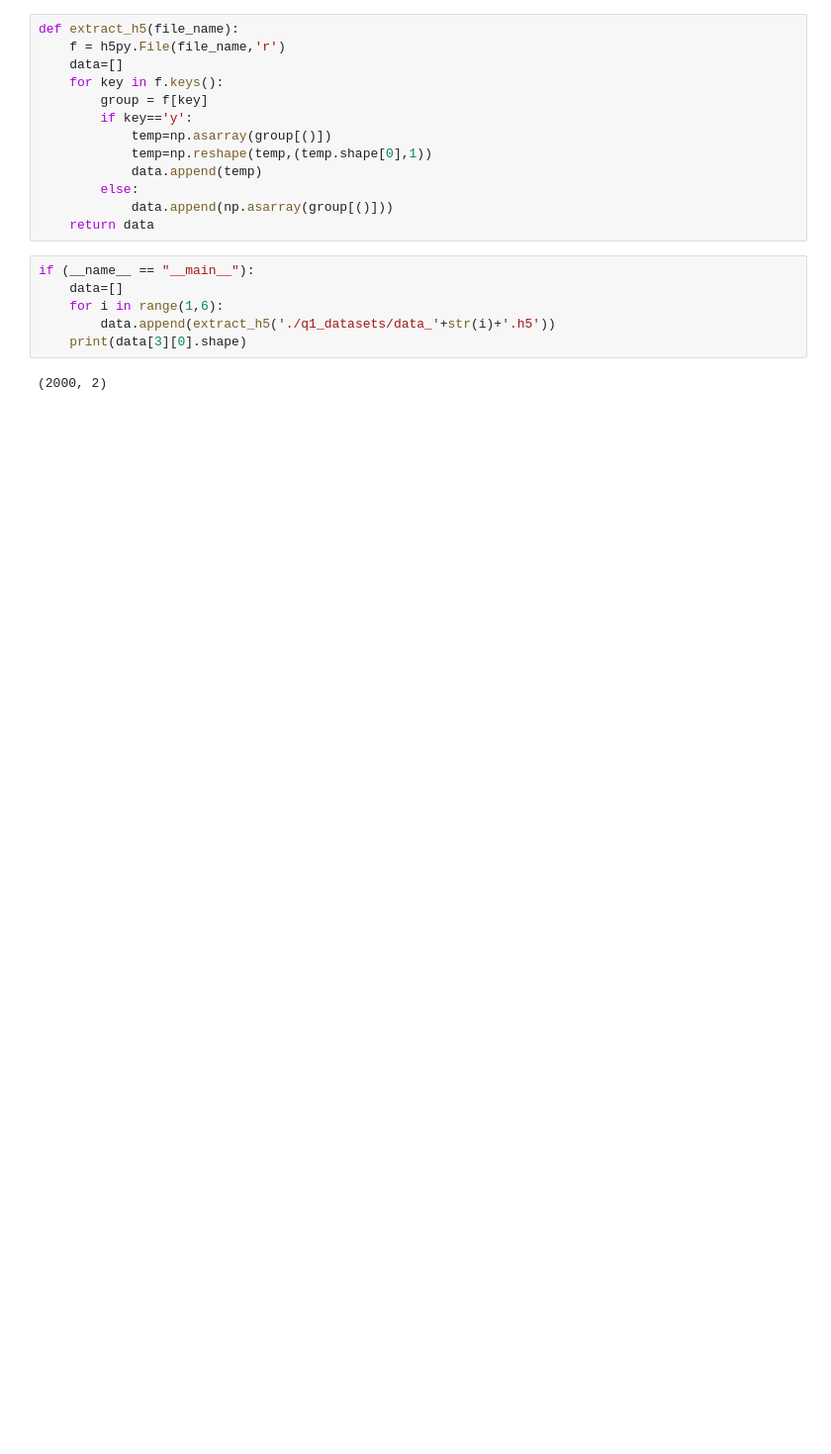
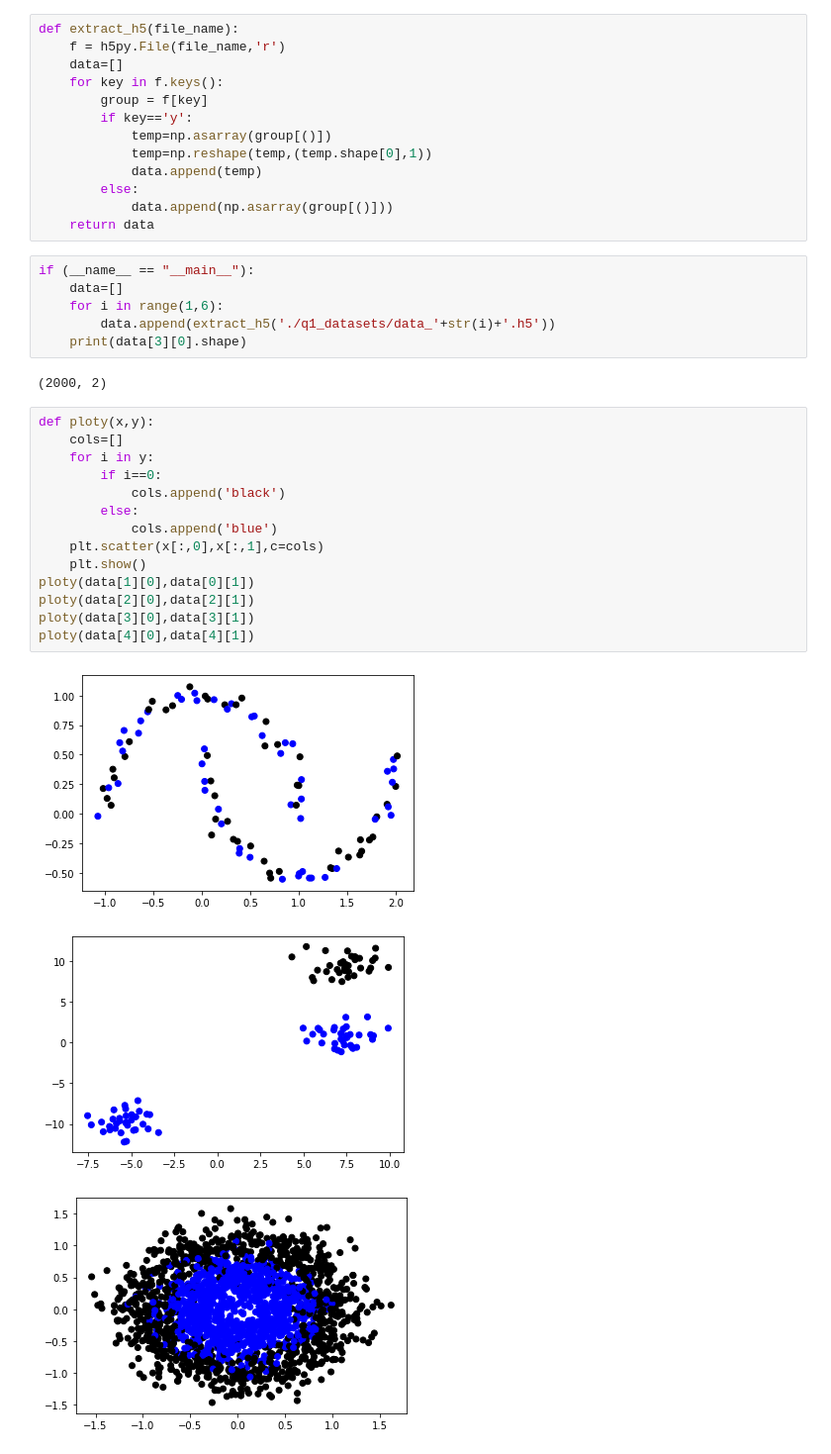
Before and after one commit to profawxhawk/ML-HW, a Jupyter notebook: ml-hw-2/ml-hw2.ipynb, the cells around one changed output. Shown at 99% size. Saved outputs shown, nothing was run; the diff lists cells and outputs as text; blank space fills up the shorter version.

```diff
--- a/ml-hw-2/ml-hw2.ipynb
+++ b/ml-hw-2/ml-hw2.ipynb
@@ -22,3 +27,21 @@ if (__name__ == "__main__"):
     print(data[3][0].shape)
 # %% [output]
 (2000, 2)
+# %%
+def ploty(x,y):
+    cols=[]
+    for i in y:
+        if i==0:
+            cols.append('black')
+        else:
+            cols.append('blue')
+    plt.scatter(x[:,0],x[:,1],c=cols)
+    plt.show()
+ploty(data[1][0],data[0][1])
+ploty(data[2][0],data[2][1])
+ploty(data[3][0],data[3][1])
+ploty(data[4][0],data[4][1])
+# %% [output]
+[figure, added]
+[figure, added]
+[figure, added]
```
Also changed, not shown: parts of 6 cells of this notebook, 10 other files.
